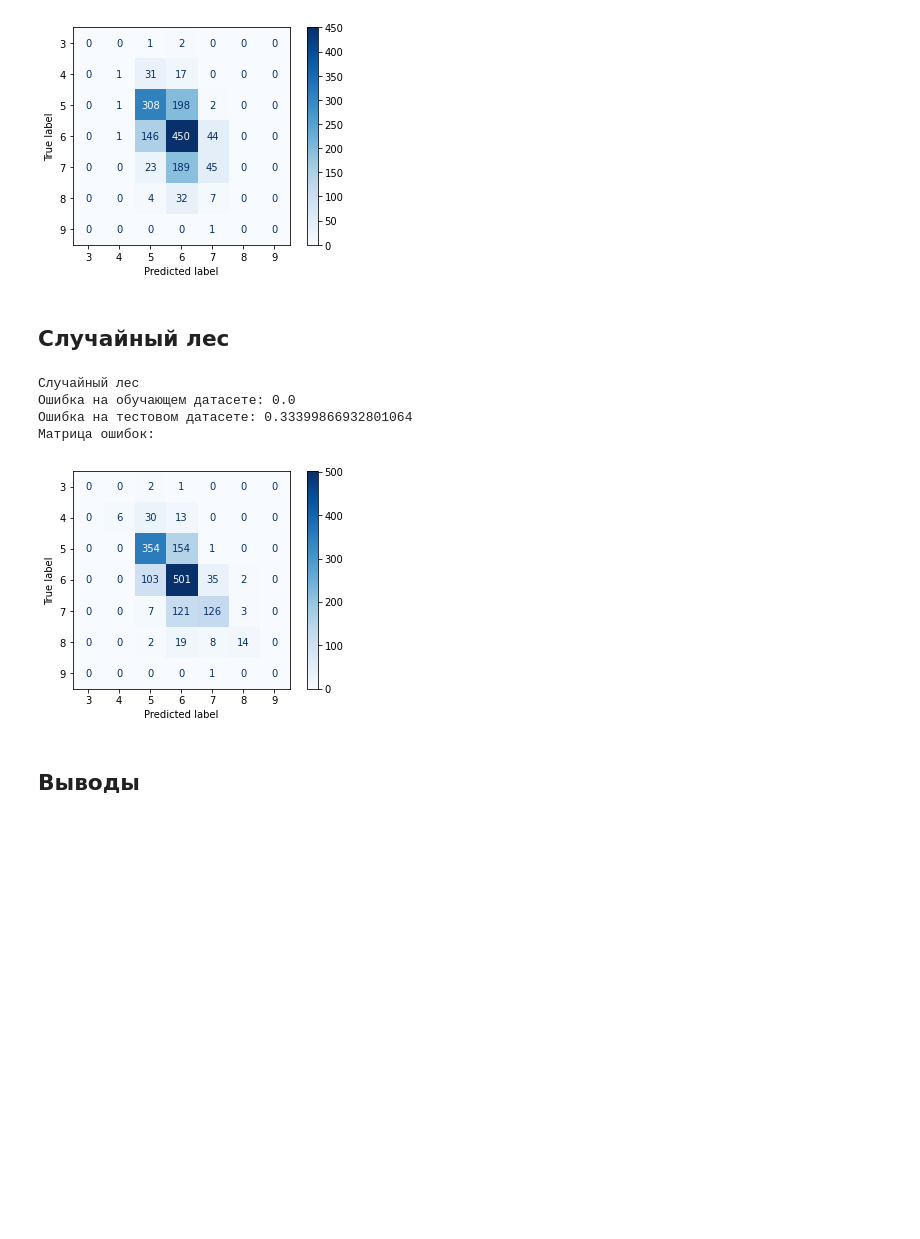
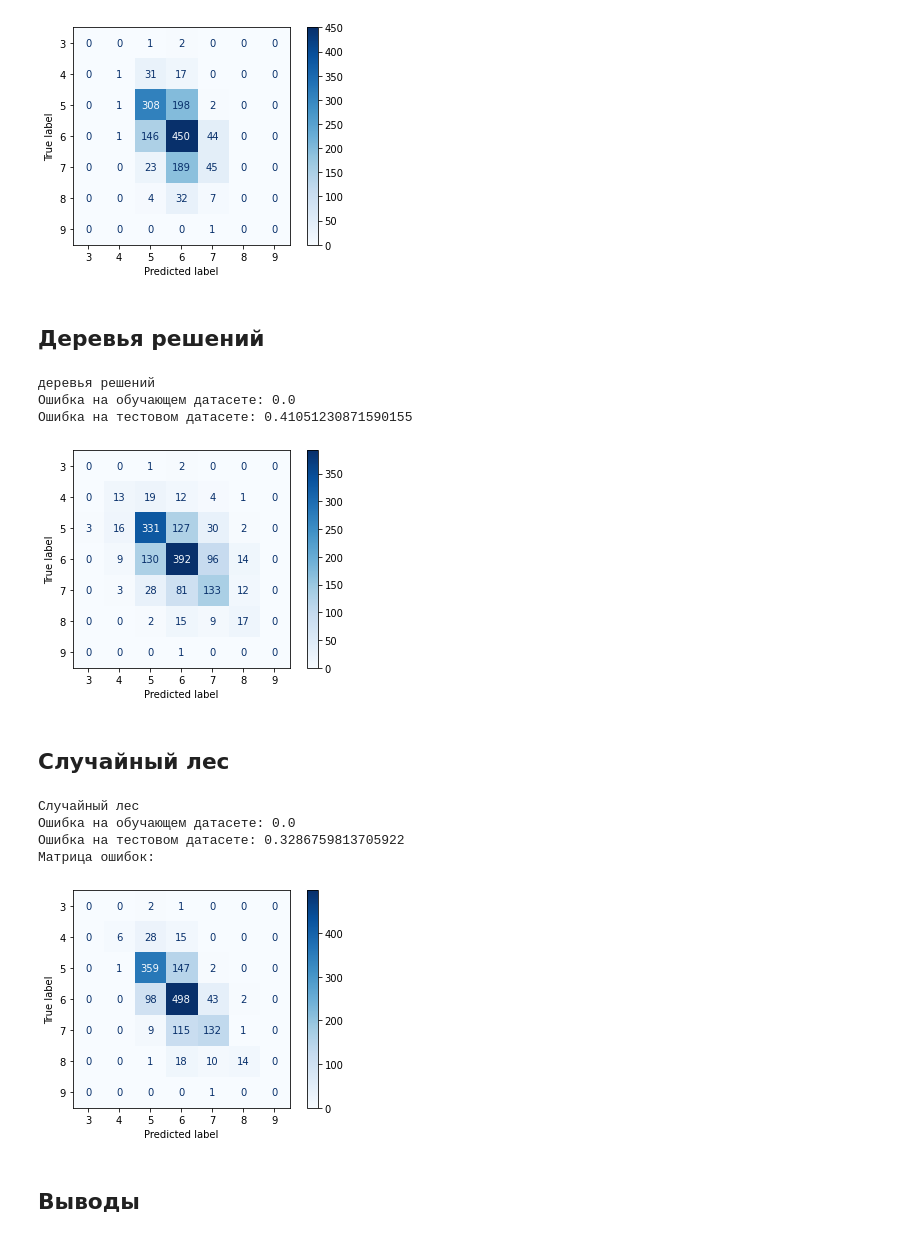
Before and after one commit to Mastipash/machine-learning, a Jupyter notebook: wine1.ipynb, the cells around one changed output. Drawn from its saved outputs; the diff is of its cells as text; code cells hidden in the pictures; blank space fills up the shorter version.

```diff
--- a/wine1.ipynb
+++ b/wine1.ipynb
@@ -372,6 +372,30 @@ pass
 Ошибка на обучающем датасете: 0.448413578877302
 Ошибка на тестовом датасете: 0.46506986027944114
 [figure]
+# %% [markdown]
+## Деревья решений
+# %%
+from sklearn.tree import DecisionTreeClassifier
+
+tm = DecisionTreeClassifier()
+tm.fit(in_train, out_train)
+y_train_predict = tm.predict(in_train)
+y_test_predict = tm.predict(in_test)
+
+err_train = np.mean(out_train != y_train_predict)
+err_test  = np.mean(out_test  != y_test_predict)
+
+print("деревья решений")
+print("Ошибка на обучающем датасете: {}".format(err_train))
+print("Ошибка на тестовом датасете: {}".format(err_test))
+
+plot_confusion_matrix(tm, in_test, out_test, cmap=plt.cm.Blues)
+pass
+# %% [output]
+деревья решений
+Ошибка на обучающем датасете: 0.0
+Ошибка на тестовом датасете: 0.41051230871590155
+[figure, added]
 # %% [markdown]
 ## Случайный лес
 # %%
@@ -396,9 +420,9 @@ pass
 # %% [output]
 Случайный лес
 Ошибка на обучающем датасете: 0.0
-Ошибка на тестовом датасете: 0.33399866932801064
+Ошибка на тестовом датасете: 0.3286759813705922
 Матрица ошибок:
-[figure, old version]
+[figure, new version]
 # %% [markdown]
 ## Выводы
 # %% [markdown]
```
Also changed, not shown: parts of 1 cell of this notebook.
